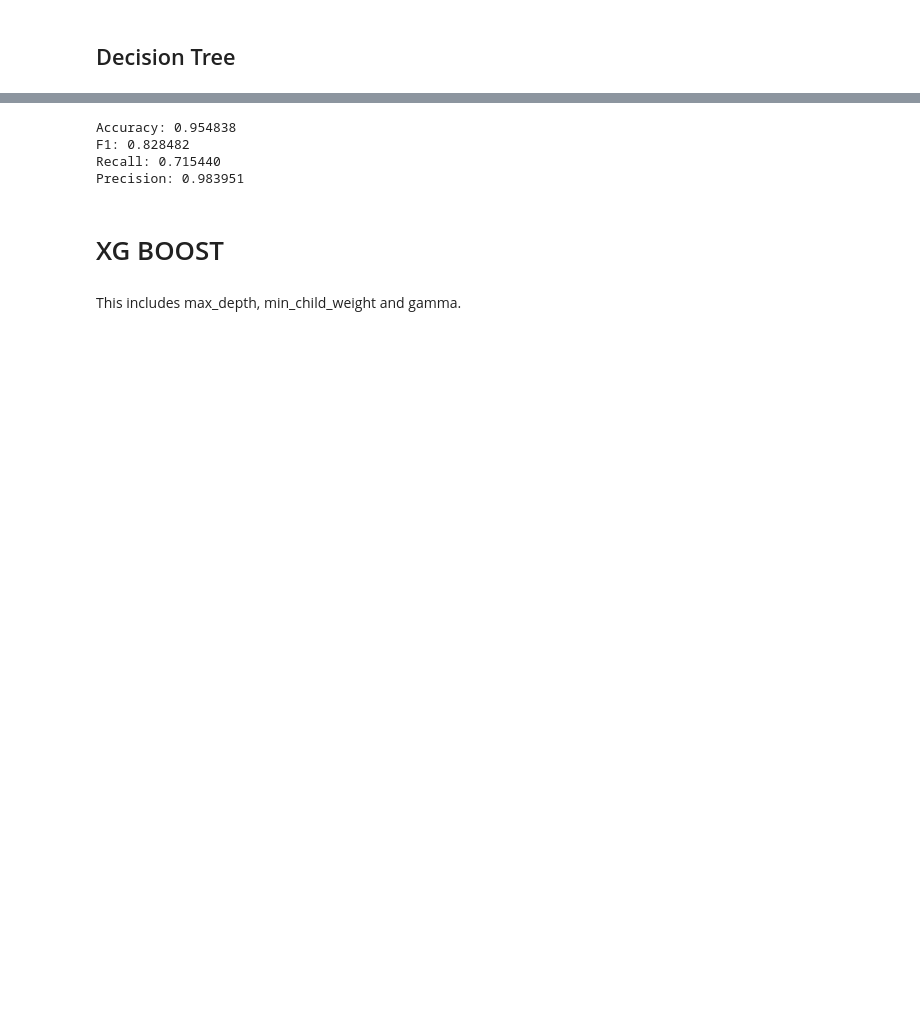
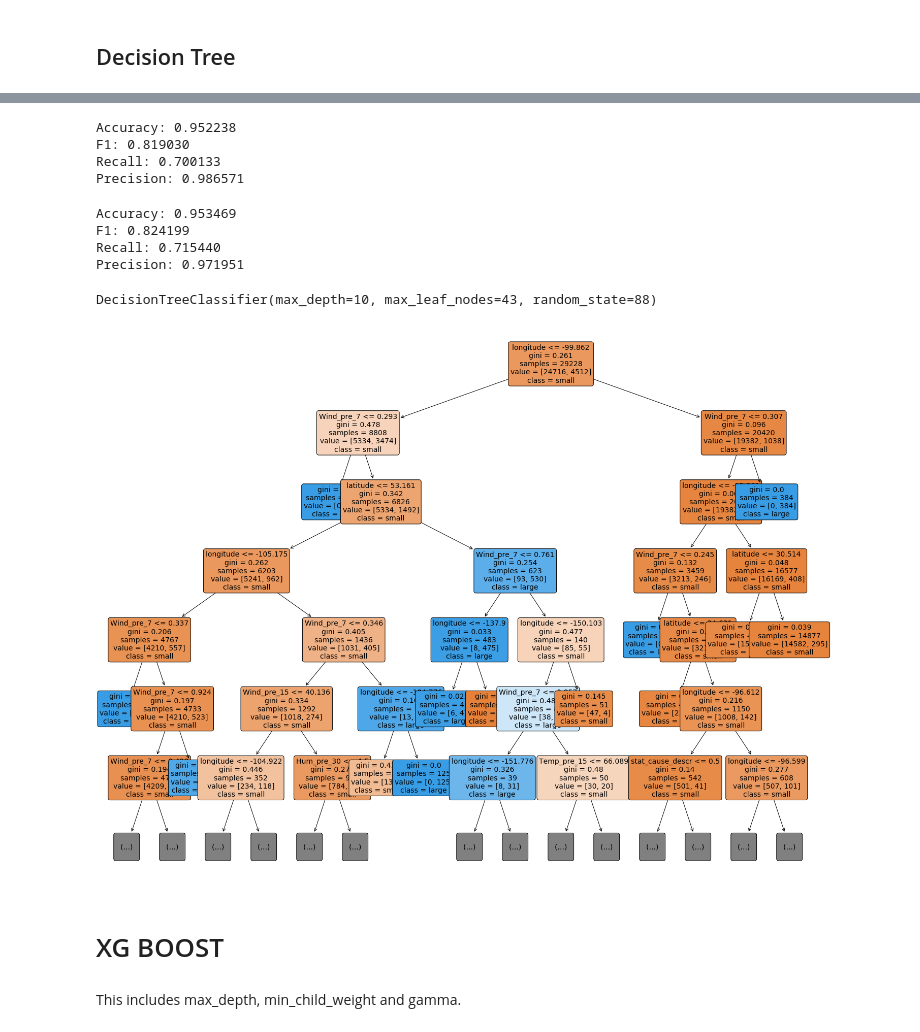
Before and after one commit to fernandez-justin/Forest_Fire_Classification, a Jupyter notebook: justin_model.ipynb, the cells around one changed output, grey strips where cells are left out. Saved outputs shown, nothing was run; the diff lists cells and outputs as text; code cells hidden in the pictures; blank space fills up the shorter version.

```diff
--- a/justin_model.ipynb
+++ b/justin_model.ipynb
@@ -475,10 +429,16 @@ param_grid={
+# %%
+X_train_tree, X_test_tree, y_train_tree, y_test_tree = train_test_split(X,y,random_state = 99, test_size=0.2)
+# %%
+parameters = {'max_depth': range(10,15,1),
+              'max_leaf_nodes': range(35,45,2),
+              'min_samples_split': range(2,6,1),
+              'criterion': ['gini'],
+              'class_weight': [None],
+             }
 # %%
-grid_tree=GridSearchCV(DecisionTreeClassifier(),
-                         param_grid,
-                         cv=10,
-                         scoring='f1',
-                         verbose=1,
-                         n_jobs=-1)
+dtc = DecisionTreeClassifier(random_state=88)
 
-grid_tree.fit(X_train,y_train)
+grid_tree = GridSearchCV(dtc, parameters, cv=10, scoring='f1', verbose=1, n_jobs=-1)
+
+grid_tree.fit(X_train_tree[selected_filter], y_train_tree)
 # %% [output]
@@ -519,15 +467,34 @@ pred_test = tree.predict(X_test)
+# %%
+y_pred_train = grid_tree.best_estimator_.predict(X_train_tree[selected_filter])
+
+train_f1 = f1_score(y_train_tree, y_pred_train)
+train_acc = accuracy_score(y_train_tree, y_pred_train)
+train_recall = recall_score(y_train_tree, y_pred_train)
+train_precision = precision_score(y_train_tree, y_pred_train)
+
+print("Accuracy: %f" % (train_acc))
+print("F1: %f" % (train_f1))
+print("Recall: %f" % (train_recall))
+print('Precision: %f' % (train_precision))
+# %% [output]
+Accuracy: 0.952238
+F1: 0.819030
+Recall: 0.700133
+Precision: 0.986571
 # %%
-test_f1 = f1_score(y_test,pred_test)
-test_acc = accuracy_score(y_test, pred_test)
-test_recall = recall_score(y_test, pred_test)
-test_precision = precision_score(y_test,pred_test)
+y_pred_test = grid_tree.best_estimator_.predict(X_test_tree[selected_filter])
+
+test_f1 = f1_score(y_test_tree,y_pred_test)
+test_acc = accuracy_score(y_test_tree, y_pred_test)
+test_recall = recall_score(y_test_tree, y_pred_test)
+test_precision = precision_score(y_test_tree,y_pred_test)
 
 print("Accuracy: %f" % (test_acc))
 print("F1: %f" % (test_f1))
 print("Recall: %f" % (test_recall))
 print('Precision: %f' % (test_precision))
 # %% [output]
-Accuracy: 0.954838
-F1: 0.828482
+Accuracy: 0.953469
+F1: 0.824199
 Recall: 0.715440
-Precision: 0.983951
+Precision: 0.971951
@@ -536,0 +501,6 @@ print('F1:' + str(metrics.f1_score(y_test, pred_test)))
+# %%
+from sklearn import tree
+dtree = DecisionTreeClassifier(max_depth=10, max_leaf_nodes=43, random_state=88, min_samples_split=2)
+dtree.fit(X_train_tree[selected_filter],y_train_tree)
+# %% [output]
+DecisionTreeClassifier(max_depth=10, max_leaf_nodes=43, random_state=88)
@@ -537,2 +509,13 @@ print('F1:' + str(metrics.f1_score(y_test, pred_test)))
+# %%
+plt.figure(figsize=(25,20))
+a = plot_tree(dtree,
+              filled=True,
+              rounded=True,
+              feature_names=X.columns,
+              class_names=['small','large'],
+              fontsize=14,
+            max_depth=6)
+# %% [output]
+[figure, added]
 # %% [markdown]
 # XG BOOST
```
Also changed, not shown: parts of 47 cells of this notebook.
